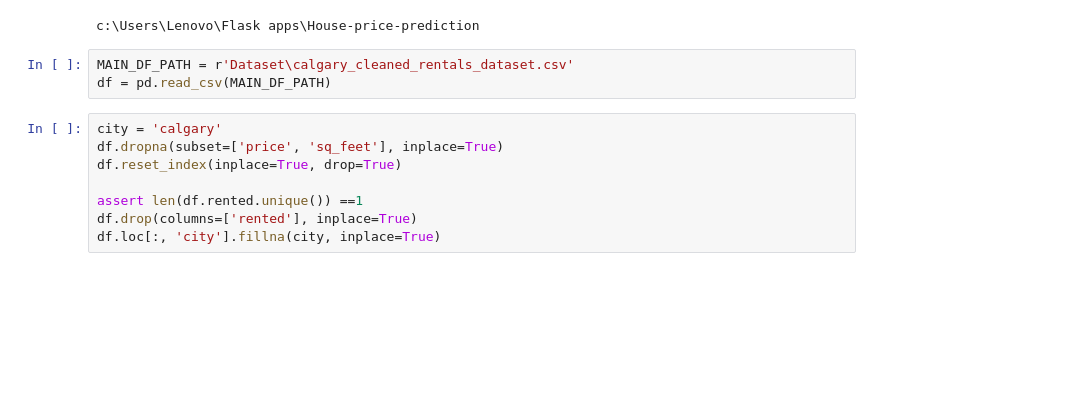
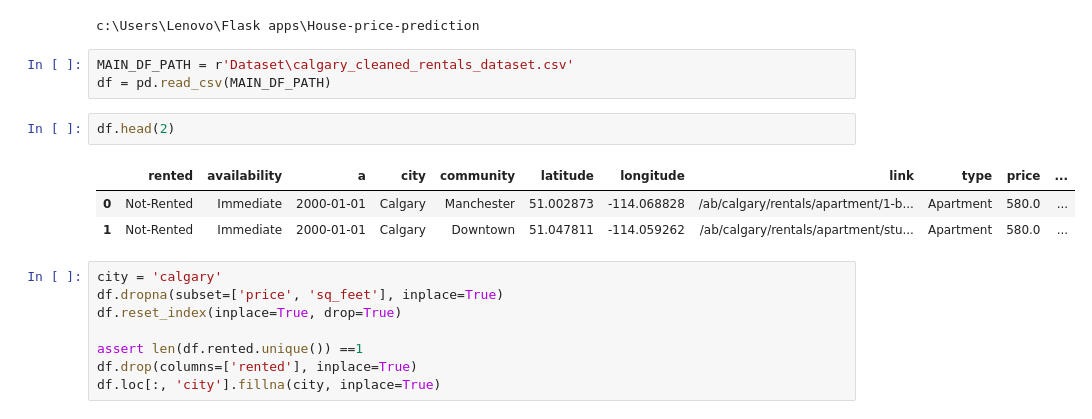
Before and after one commit to mitramir55/House-Price-Analyzer-Flask, a Jupyter notebook: Practice/practice - 2.ipynb, the cells around one changed output. Saved outputs shown, nothing was run; the diff lists cells and outputs as text; blank space fills up the shorter version.

```diff
--- a/Practice/practice - 2.ipynb
+++ b/Practice/practice - 2.ipynb
@@ -16,6 +16,12 @@ c:\Users\Lenovo\Flask apps\House-price-prediction
 # %%
 MAIN_DF_PATH = r'Dataset\calgary_cleaned_rentals_dataset.csv'
 df = pd.read_csv(MAIN_DF_PATH)
+# %%
+df.head(2)
+# %% [output]
+|  | rented | availability | a | city | community | latitude | longitude | link | type | price | ... |
+| 0 | Not-Rented | Immediate | 2000-01-01 | Calgary | Manchester | 51.002873 | -114.068828 | /ab/calgary/rentals/apartment/1-b... | Apartment | 580.0 | ... |
+| 1 | Not-Rented | Immediate | 2000-01-01 | Calgary | Downtown | 51.047811 | -114.059262 | /ab/calgary/rentals/apartment/stu... | Apartment | 580.0 | ... |
 # %%
 city = 'calgary'
 df.dropna(subset=['price', 'sq_feet'], inplace=True)
```
Also changed, not shown: parts of 2 cells of this notebook, 5 other files.
